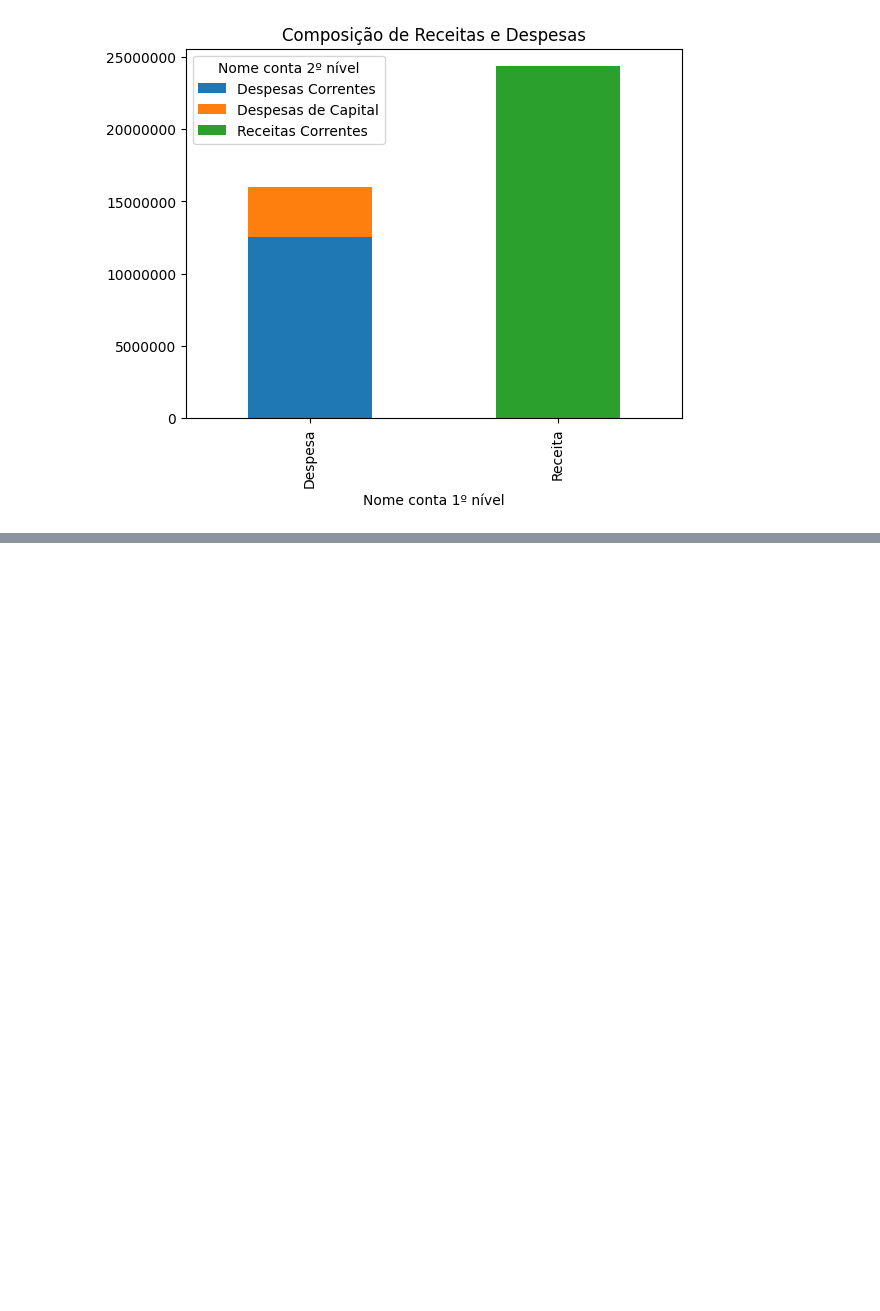
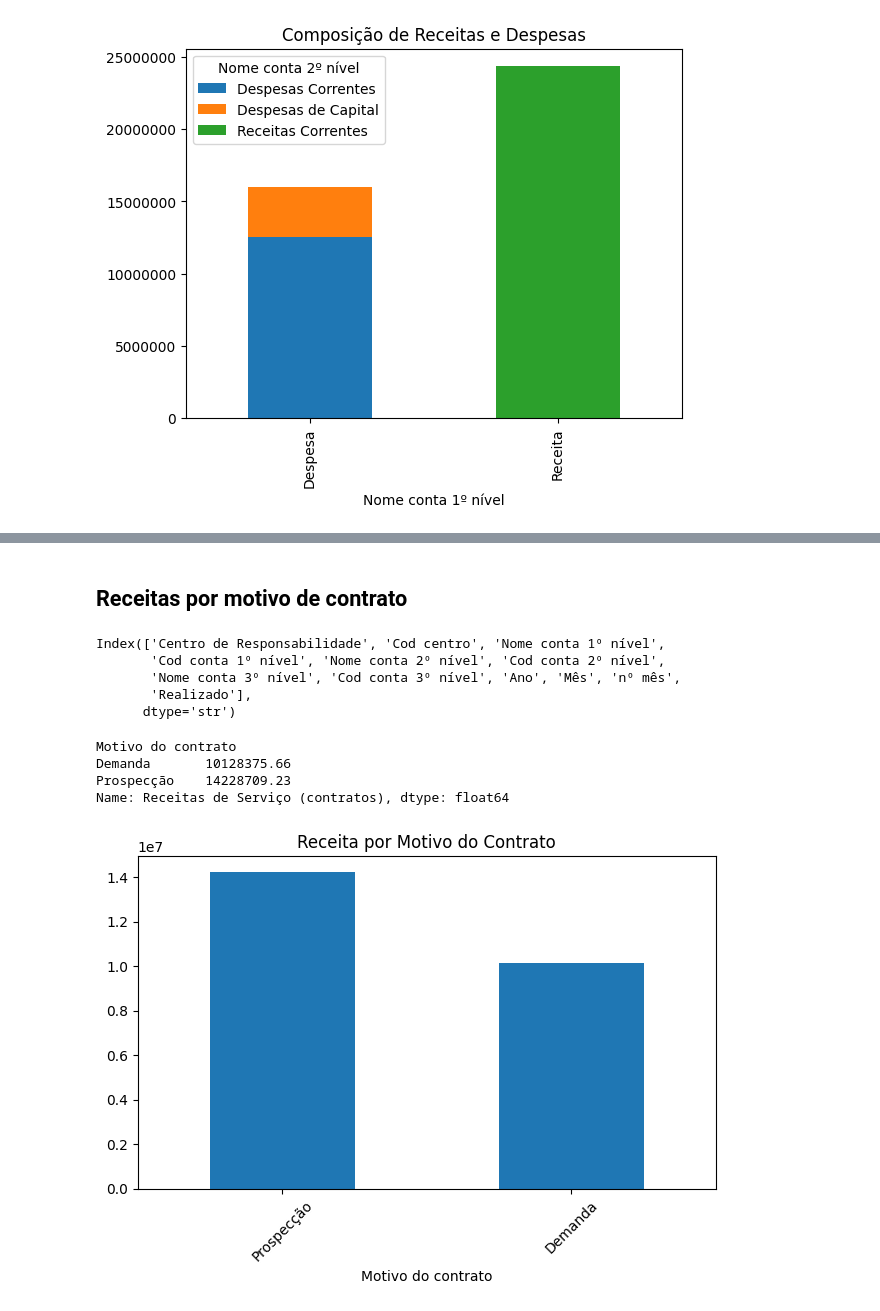
Before and after one commit to dokisnowy/Analise-de-Dados, a Jupyter notebook: data_analise_orcamento.ipynb, the cells around one changed output, grey strips where cells are left out. Cells and saved outputs as stored; diff of their text form; code cells hidden in the pictures; blank space fills up the shorter version.

```diff
--- a/data_analise_orcamento.ipynb
+++ b/data_analise_orcamento.ipynb
@@ -161,0 +194,39 @@ orcamento = planilhas.get_any("planilha_Dados - Mercado.csv")
+# %% [markdown]
+## Receitas por motivo de contrato
+# %%
+print(df.columns)
+# %% [output]
+Index(['Centro de Responsabilidade', 'Cod centro', 'Nome conta 1º nível',
+       'Cod conta 1º nível', 'Nome conta 2º nível', 'Cod conta 2º nível',
+       'Nome conta 3º nível', 'Cod conta 3º nível', 'Ano', 'Mês', 'nº mês',
+       'Realizado'],
+      dtype='str')
+# %%
+db_receita_numerica = df_mercado[pd.to_numeric(df_mercado["Receitas de Serviço (contratos)"], errors="coerce").notna()]
+# %%
+db_receita_numerica["Receitas de Serviço (contratos)"] = pd.to_numeric(
+    db_receita_numerica["Receitas de Serviço (contratos)"],
+    errors="coerce"
+)
+df_group_receita_contrato = db_receita_numerica.groupby("Motivo do contrato")["Receitas de Serviço (contratos)"].sum()
+df_group_receita_contrato
+# %% [output]
+Motivo do contrato
+Demanda       10128375.66
+Prospecção    14228709.23
+Name: Receitas de Serviço (contratos), dtype: float64
+# %%
+import matplotlib.pyplot as plt
+
+df_plot = df_group_receita_contrato.sort_values(ascending=False)
+
+df_plot.plot(kind="bar")
+
+plt.xlabel("Motivo do contrato")
+plt.title("Receita por Motivo do Contrato")
+plt.xticks(rotation=45)
+plt.tight_layout()
+
+plt.show()
+# %% [output]
+[figure, added]
```
Also changed, not shown: parts of 11 cells of this notebook.
